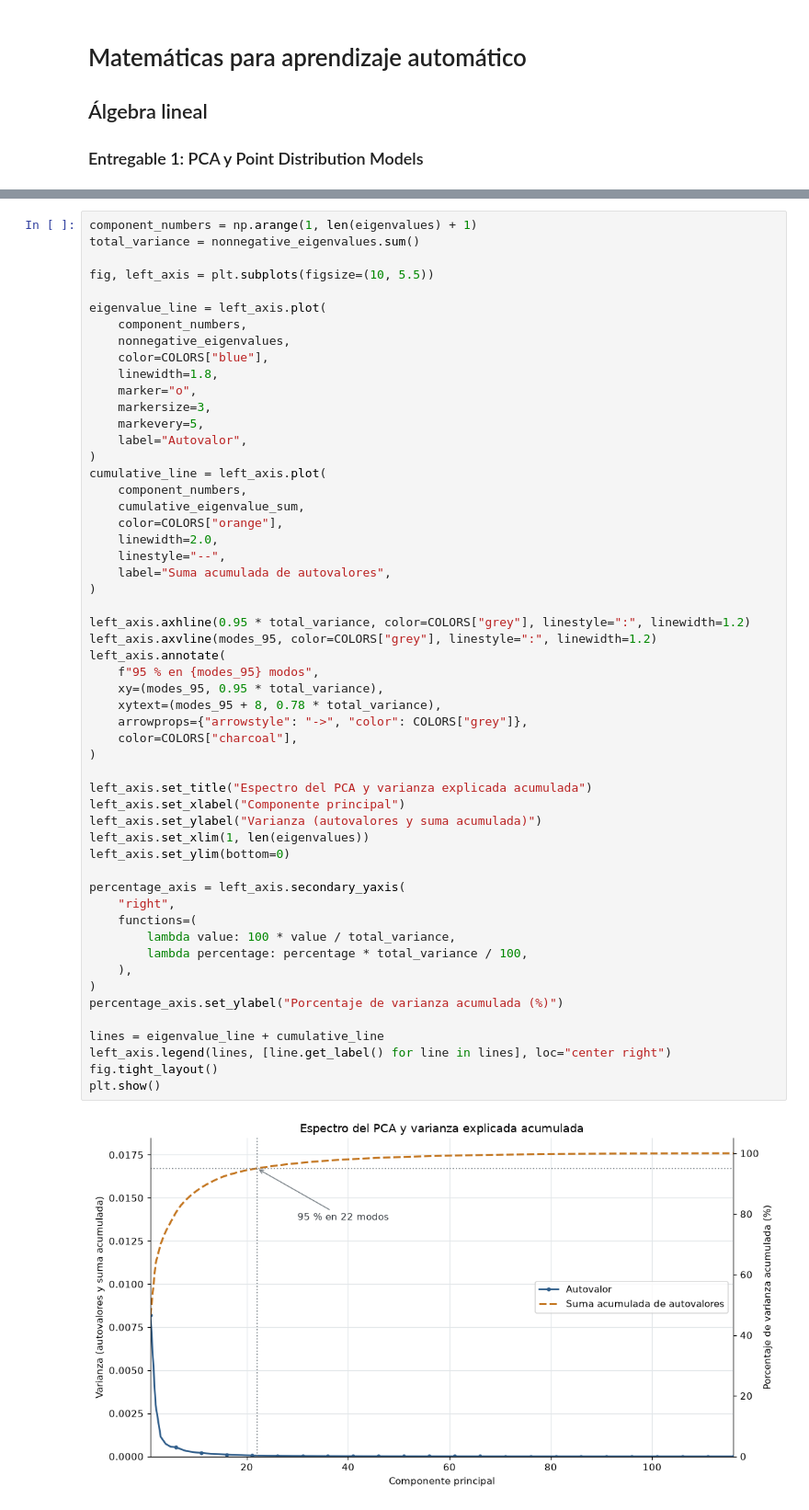
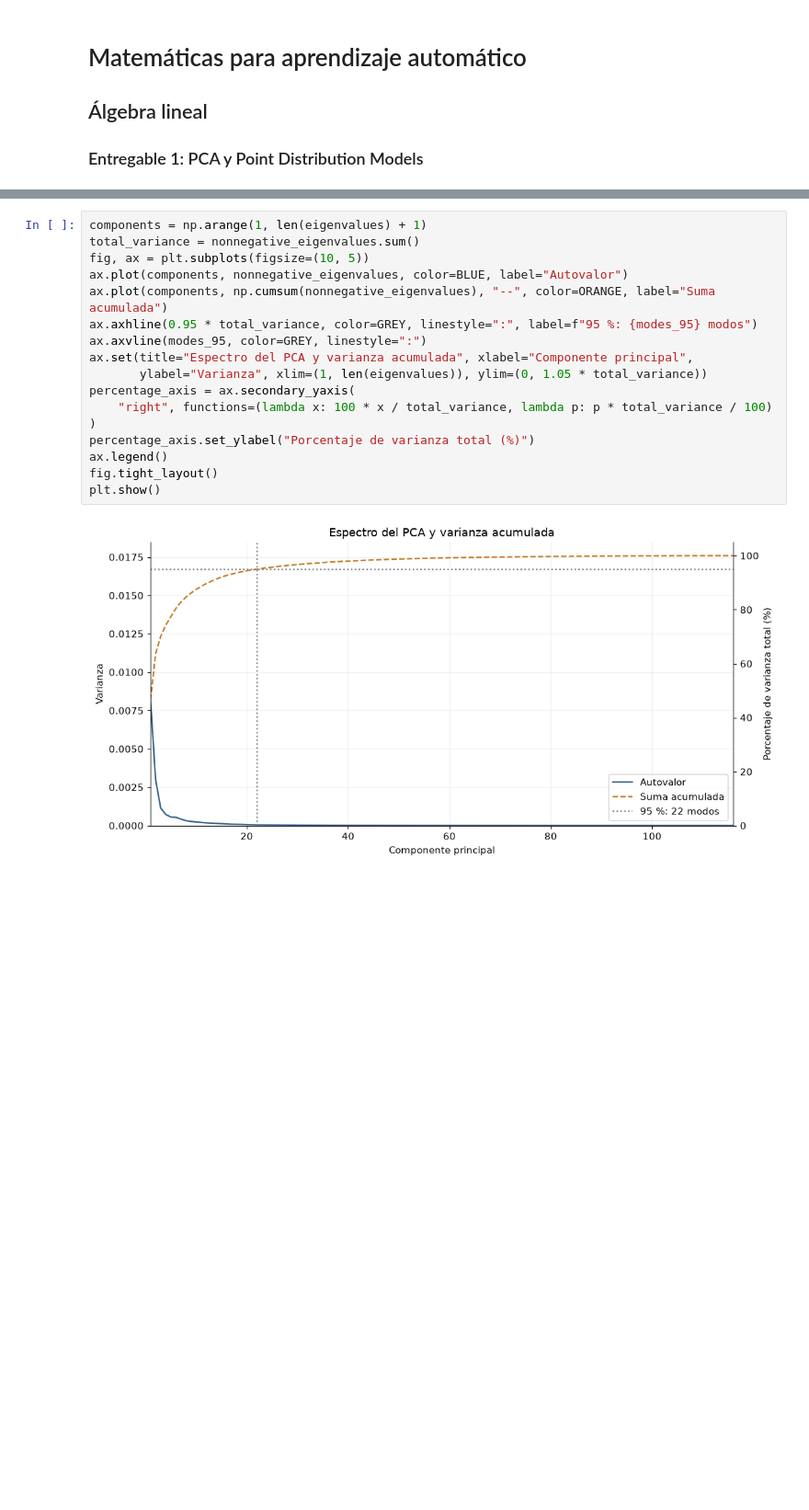
Before and after one commit to Emanuel-TC/MML, a Jupyter notebook: Algebra 1/Notebooks/1_Algebra_Lineal_6_Entregable_1_PCA_PDM.ipynb, the cells around one changed output, grey strips where cells are left out. Shown at 92% size. Drawn from its saved outputs; the diff is of its cells as text; blank space fills up the shorter version.

```diff
--- a/Algebra 1/Notebooks/1_Algebra_Lineal_6_Entregable_1_PCA_PDM.ipynb
+++ b/Algebra 1/Notebooks/1_Algebra_Lineal_6_Entregable_1_PCA_PDM.ipynb
@@ -441,57 +148,20 @@ Error traza-suma de autovalores: 1.041e-17
 # %%
-component_numbers = np.arange(1, len(eigenvalues) + 1)
+components = np.arange(1, len(eigenvalues) + 1)
 total_variance = nonnegative_eigenvalues.sum()
-
-fig, left_axis = plt.subplots(figsize=(10, 5.5))
-
-eigenvalue_line = left_axis.plot(
-    component_numbers,
-    nonnegative_eigenvalues,
-    color=COLORS["blue"],
-    linewidth=1.8,
-    marker="o",
-    markersize=3,
-    markevery=5,
-    label="Autovalor",
+fig, ax = plt.subplots(figsize=(10, 5))
+ax.plot(components, nonnegative_eigenvalues, color=BLUE, label="Autovalor")
+ax.plot(components, np.cumsum(nonnegative_eigenvalues), "--", color=ORANGE, label="Suma acumulada")
+ax.axhline(0.95 * total_variance, color=GREY, linestyle=":", label=f"95 %: {modes_95} modos")
+ax.axvline(modes_95, color=GREY, linestyle=":")
+ax.set(title="Espectro del PCA y varianza acumulada", xlabel="Componente principal",
+       ylabel="Varianza", xlim=(1, len(eigenvalues)), ylim=(0, 1.05 * total_variance))
+percentage_axis = ax.secondary_yaxis(
+    "right", functions=(lambda x: 100 * x / total_variance, lambda p: p * total_variance / 100)
 )
-cumulative_line = left_axis.plot(
-    component_numbers,
-    cumulative_eigenvalue_sum,
-    color=COLORS["orange"],
-    linewidth=2.0,
-    linestyle="--",
-    label="Suma acumulada de autovalores",
-)
-
-left_axis.axhline(0.95 * total_variance, color=COLORS["grey"], linestyle=":", linewidth=1.2)
-left_axis.axvline(modes_95, color=COLORS["grey"], linestyle=":", linewidth=1.2)
-left_axis.annotate(
-    f"95 % en {modes_95} modos",
-    xy=(modes_95, 0.95 * total_variance),
-    xytext=(modes_95 + 8, 0.78 * total_variance),
-    arrowprops={"arrowstyle": "->", "color": COLORS["grey"]},
-    color=COLORS["charcoal"],
-)
-
-left_axis.set_title("Espectro del PCA y varianza explicada acumulada")
-left_axis.set_xlabel("Componente principal")
-left_axis.set_ylabel("Varianza (autovalores y suma acumulada)")
-left_axis.set_xlim(1, len(eigenvalues))
-left_axis.set_ylim(bottom=0)
-
-percentage_axis = left_axis.secondary_yaxis(
-    "right",
-    functions=(
-        lambda value: 100 * value / total_variance,
-        lambda percentage: percentage * total_variance / 100,
-    ),
-)
-percentage_axis.set_ylabel("Porcentaje de varianza acumulada (%)")
-
-lines = eigenvalue_line + cumulative_line
-left_axis.legend(lines, [line.get_label() for line in lines], loc="center right")
+percentage_axis.set_ylabel("Porcentaje de varianza total (%)")
+ax.legend()
 fig.tight_layout()
 plt.show()
 # %% [output]
-[figure, old version]
+[figure, new version]
 # %% [markdown]
```
Also changed, not shown: parts of 18 cells of this notebook.
